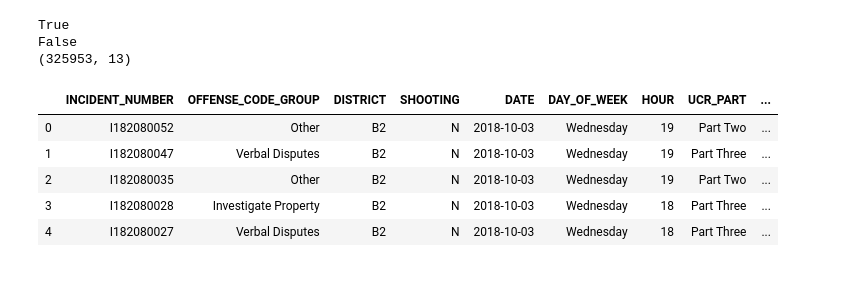
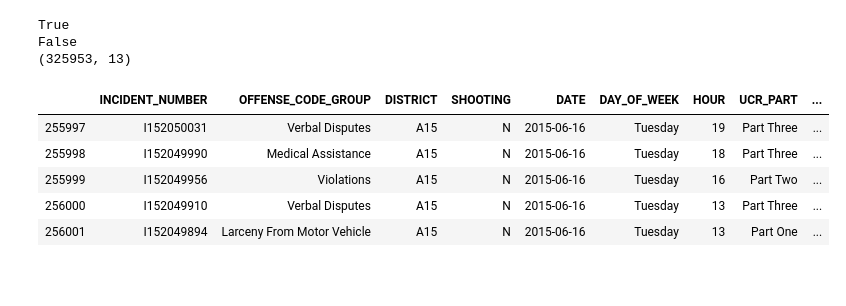
Before and after one commit to Prakhar-Saxena/INFO212-FinalProject, a Jupyter notebook: Final Project.ipynb, the cells around one changed output. Drawn from its saved outputs; the diff is of its cells as text; code cells hidden in the pictures.

```diff
--- a/Final Project.ipynb
+++ b/Final Project.ipynb
@@ -107,14 +107,14 @@ False
 # %%
 # Merge datasets into a big dataframe
 df = pd.merge(weatherCrime, income_dst, on='DISTRICT', how='inner')
-df.head(5)
+df.tail()
 # %% [output]
 |  | INCIDENT_NUMBER | OFFENSE_CODE_GROUP | DISTRICT | SHOOTING | DATE | DAY_OF_WEEK | HOUR | UCR_PART | ... |
-| 0 | I182080052 | Other | B2 | N | 2018-10-03 | Wednesday | 19 | Part Two | ... |
-| 1 | I182080047 | Verbal Disputes | B2 | N | 2018-10-03 | Wednesday | 19 | Part Three | ... |
-| 2 | I182080035 | Other | B2 | N | 2018-10-03 | Wednesday | 19 | Part Two | ... |
-| 3 | I182080028 | Investigate Property | B2 | N | 2018-10-03 | Wednesday | 18 | Part Three | ... |
-| 4 | I182080027 | Verbal Disputes | B2 | N | 2018-10-03 | Wednesday | 18 | Part Three | ... |
+| 255997 | I152050031 | Verbal Disputes | A15 | N | 2015-06-16 | Tuesday | 19 | Part Three | ... |
+| 255998 | I152049990 | Medical Assistance | A15 | N | 2015-06-16 | Tuesday | 18 | Part Three | ... |
+| 255999 | I152049956 | Violations | A15 | N | 2015-06-16 | Tuesday | 16 | Part Two | ... |
+| 256000 | I152049910 | Verbal Disputes | A15 | N | 2015-06-16 | Tuesday | 13 | Part Three | ... |
+| 256001 | I152049894 | Larceny From Motor Vehicle | A15 | N | 2015-06-16 | Tuesday | 13 | Part One | ... |
 # %% [markdown]
 <br>
 # %% [markdown]
```
